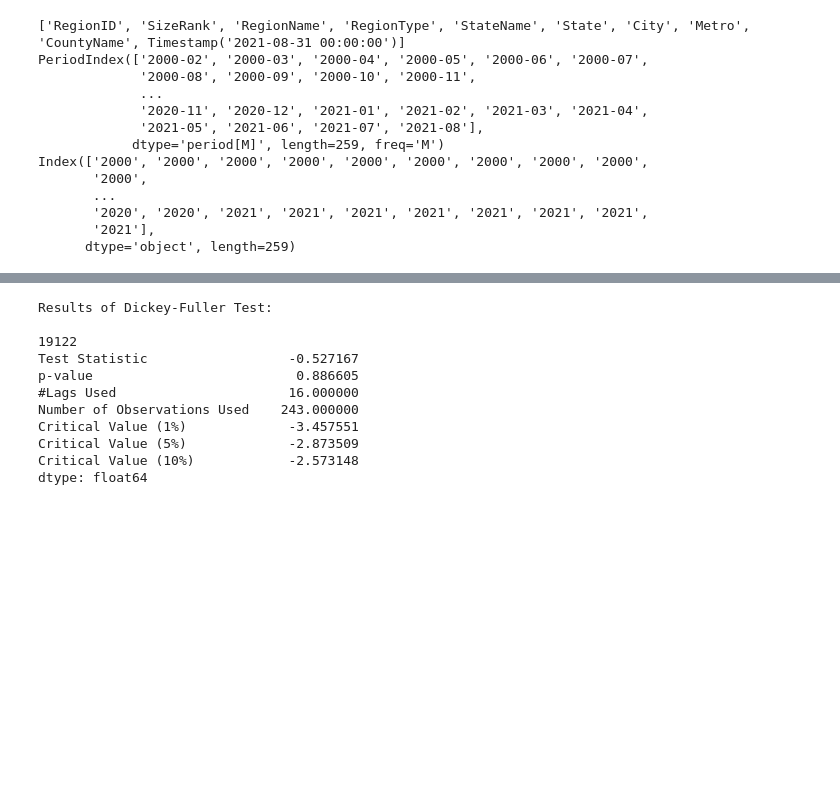
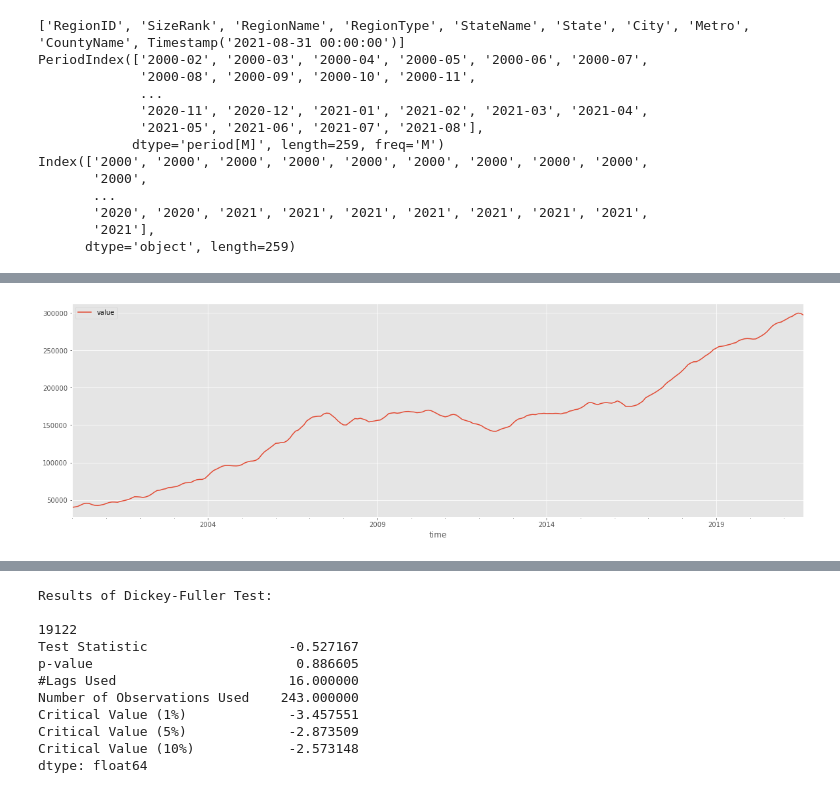
Before and after one commit to soohyunnie/forecasting_real_estate_prices, a Jupyter notebook: Zipcode_19122.ipynb, the cells around one changed output, grey strips where cells are left out. Drawn from its saved outputs; the diff is of its cells as text; code cells hidden in the pictures; blank space fills up the shorter version.

```diff
--- a/Zipcode_19122.ipynb
+++ b/Zipcode_19122.ipynb
@@ -139,3 +139,7 @@ df_11222= melt_data(df_11222)
 df_19121= melt_data(df_19121)
 df_19122= melt_data(df_19122)
 df_2558= melt_data(df_2558)
+# %%
+df_19122.plot(figsize=(20,6));
+# %% [output]
+[figure, added]
```
Also changed, not shown: parts of 30 cells of this notebook, 2 other files.
